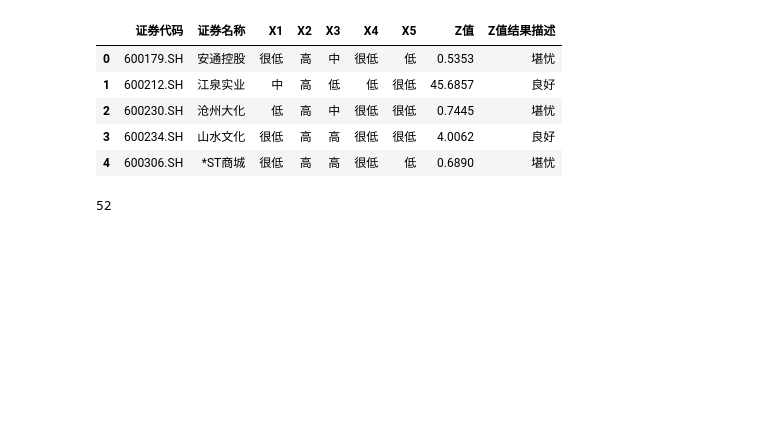
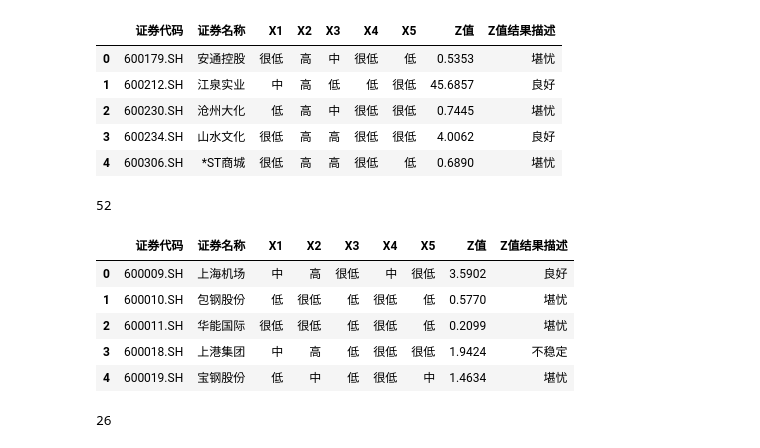
Before and after one commit to HermioneEdison/bayes-hopefully-final, a Jupyter notebook: Bayes_hopefully_final.ipynb, the cells around one changed output. Cells and saved outputs as stored; diff of their text form; code cells hidden in the pictures; blank space fills up the shorter version.

```diff
--- a/Bayes_hopefully_final.ipynb
+++ b/Bayes_hopefully_final.ipynb
@@ -233,5 +243,19 @@ ST_test.head()
 len(ST_test)#测试集的数量
 # %% [output]
 52
+# %%
+not_ST_test = pd.read_excel('2016非ST.xlsx')
+not_ST_test.head()
+# %% [output]
+|  | 证券代码 | 证券名称 | X1 | X2 | X3 | X4 | X5 | Z值 | Z值结果描述 |
+| 0 | 600009.SH | 上海机场 | 中 | 高 | 很低 | 中 | 很低 | 3.5902 | 良好 |
+| 1 | 600010.SH | 包钢股份 | 低 | 很低 | 低 | 很低 | 低 | 0.5770 | 堪忧 |
+| 2 | 600011.SH | 华能国际 | 很低 | 很低 | 低 | 很低 | 低 | 0.2099 | 堪忧 |
+| 3 | 600018.SH | 上港集团 | 中 | 高 | 低 | 很低 | 很低 | 1.9424 | 不稳定 |
+| 4 | 600019.SH | 宝钢股份 | 低 | 中 | 低 | 很低 | 中 | 1.4634 | 堪忧 |
+# %%
+len(not_ST_test)
+# %% [output]
+26
 # %%
 #将第二行的数据方进去预测，这一个样本Z值的预测是错误的
```
Also changed, not shown: parts of 34 cells of this notebook, 1 other file.
